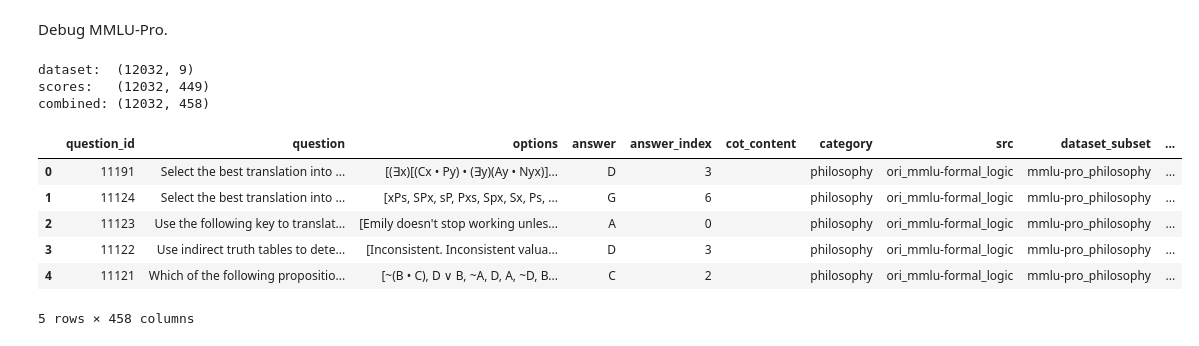
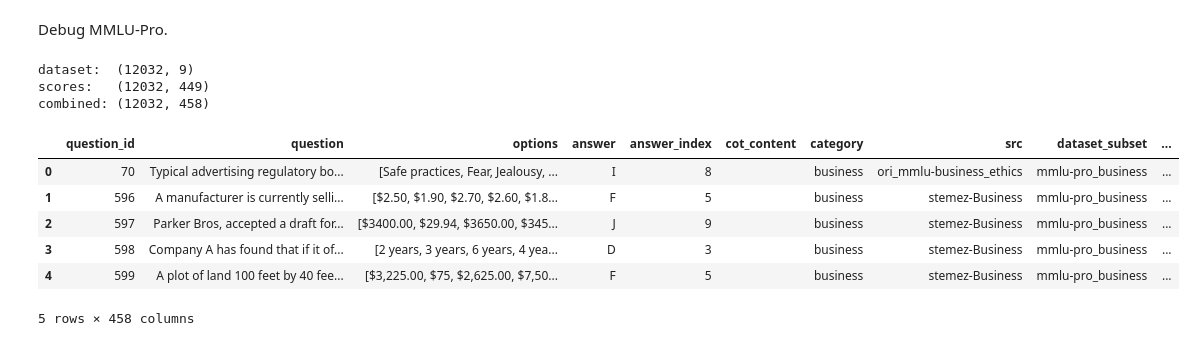
Before and after one commit to mpg05883/micro-benchmarking-reliability, a Jupyter notebook: notebooks/eda.ipynb, the cells around one changed output. Drawn from its saved outputs; the diff is of its cells as text; code cells hidden in the pictures.

Commit message:
Fixed misalignment between MMLU-Pro model scores and dataset, and added column indicating correct answer

```diff
--- a/notebooks/eda.ipynb
+++ b/notebooks/eda.ipynb
@@ -275,44 +275,48 @@ benchmark = Benchmark.MMLU_PRO
 
 data_dir = Path("data")
 
 dataset_df = pd.read_json(data_dir / benchmark / "dataset.json")
 scores_df = pd.read_csv(data_dir / benchmark / "model_scores.csv")
 
 dataset_df["subset"] = "mmlu-pro_" + dataset_df["category"]
 
-# HuggingFace serves MMLU-Pro in a different subset order than the subtask-idx-ranges
-# used to build scores_df. Sort dataset_df by subset using benchmark.subsets as the
-# canonical order so both dfs are aligned before concatenating.
+# Use dataset_df's (HuggingFace's) natural subset order as canonical.
+# HuggingFace serves MMLU-Pro in a different subset order than scores_df;
+# reorder scores_df to match dataset_df instead of the other way around.
+hf_subset_order = list(
+    dict.fromkeys(dataset_df["subset"])
+)  # unique subsets, preserving first-appearance order
 dataset_df["subset"] = pd.Categorical(
-    dataset_df["subset"], categories=benchmark.subsets, ordered=True
+    dataset_df["subset"], categories=hf_subset_order, ordered=True
 )
 dataset_df = dataset_df.sort_values("subset").reset_index(drop=True)
+
+scores_df["subset"] = pd.Categorical(
+    scores_df["subset"], categories=hf_subset_order, ordered=True
+)
+scores_df = scores_df.sort_values("subset").reset_index(drop=True)
 
 dataset_df = dataset_df.rename(columns={"subset": "dataset_subset"})
 scores_df = scores_df.rename(columns={"subset": "scores_subset"})
 
 combined_df = pd.concat([dataset_df, scores_df], axis=1)
 
 assert (
     combined_df["dataset_subset"] == combined_df["scores_subset"]
 ).all(), "Mismatch between dataset_subset and scores_subset"
 
 print(f"dataset:  {dataset_df.shape}")
 print(f"scores:   {scores_df.shape}")
 print(f"combined: {combined_df.shape}")
-
-# Update model scores so they're in the same order as the dataset
-scores_df.to_csv(data_dir / benchmark / "model_scores.csv", index=False)
-
 combined_df.head()
 # %% [output]
 dataset:  (12032, 9)
 scores:   (12032, 449)
 combined: (12032, 458)
 |  | question_id | question | options | answer | answer_index | cot_content | category | src | dataset_subset | ... |
-| 0 | 11191 | Select the best translation into ... | [(∃x)[(Cx • Py) • (∃y)(Ay • Nyx)]... | D | 3 |  | philosophy | ori_mmlu-formal_logic | mmlu-pro_philosophy | ... |
-| 1 | 11124 | Select the best translation into ... | [xPs, SPx, sP, Pxs, Spx, Sx, Ps, ... | G | 6 |  | philosophy | ori_mmlu-formal_logic | mmlu-pro_philosophy | ... |
-| 2 | 11123 | Use the following key to translat... | [Emily doesn't stop working unles... | A | 0 |  | philosophy | ori_mmlu-formal_logic | mmlu-pro_philosophy | ... |
-| 3 | 11122 | Use indirect truth tables to dete... | [Inconsistent. Inconsistent valua... | D | 3 |  | philosophy | ori_mmlu-formal_logic | mmlu-pro_philosophy | ... |
-| 4 | 11121 | Which of the following propositio... | [~(B • C), D ∨ B, ~A, D, A, ~D, B... | C | 2 |  | philosophy | ori_mmlu-formal_logic | mmlu-pro_philosophy | ... |
+| 0 | 70 | Typical advertising regulatory bo... | [Safe practices, Fear, Jealousy, ... | I | 8 |  | business | ori_mmlu-business_ethics | mmlu-pro_business | ... |
+| 1 | 596 | A manufacturer is currently selli... | [$2.50, $1.90, $2.70, $2.60, $1.8... | F | 5 |  | business | stemez-Business | mmlu-pro_business | ... |
+| 2 | 597 | Parker Bros, accepted a draft for... | [$3400.00, $29.94, $3650.00, $345... | J | 9 |  | business | stemez-Business | mmlu-pro_business | ... |
+| 3 | 598 | Company A has found that if it of... | [2 years, 3 years, 6 years, 4 yea... | D | 3 |  | business | stemez-Business | mmlu-pro_business | ... |
+| 4 | 599 | A plot of land 100 feet by 40 fee... | [$3,225.00, $75, $2,625.00, $7,50... | F | 5 |  | business | stemez-Business | mmlu-pro_business | ... |
 5 rows × 458 columns
```
Also changed, not shown: parts of 4 cells of this notebook, 2 other files.
